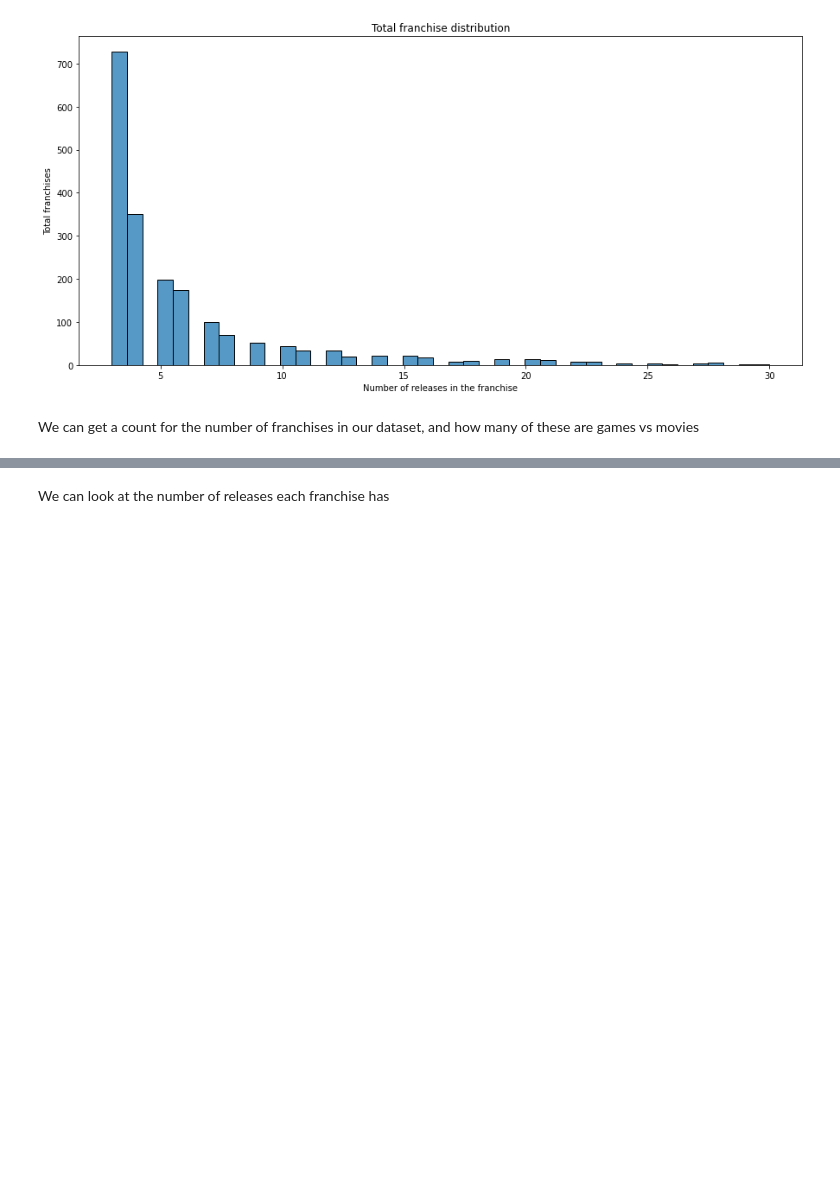
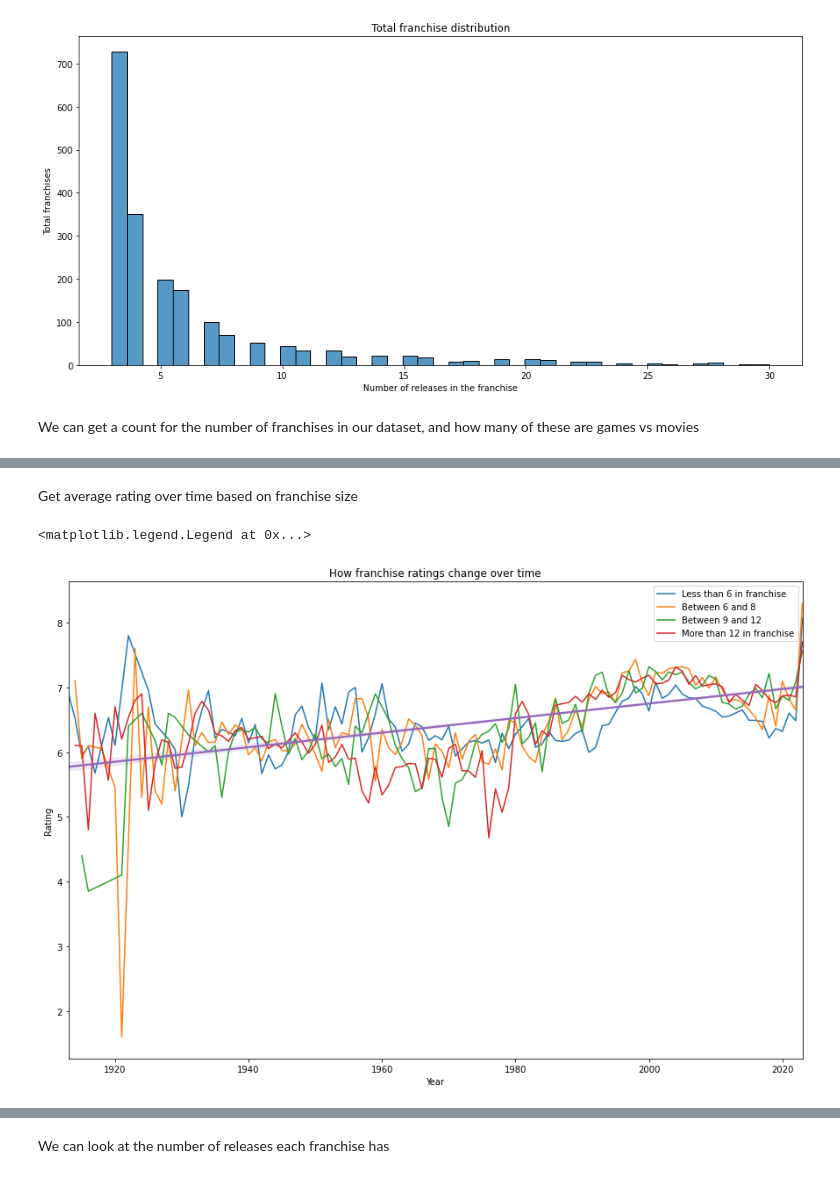
Before and after one commit to adambrennan150/Franchises, a Jupyter notebook: RQ1.ipynb, the cells around one changed output, grey strips where cells are left out. Cells and saved outputs as stored; diff of their text form; code cells hidden in the pictures; blank space fills up the shorter version.

```diff
--- a/RQ1.ipynb
+++ b/RQ1.ipynb
@@ -93,7 +114,16 @@ sns.regplot(data=df, x='year', y='rating_diff', order=1, scatter=False)
+# %% [markdown]
+Get average rating over time based on franchise size
 # %%
 plt.figure(figsize=(15,10))
-df[df['franchise_count'] < 6].groupby('year')['rating_average'].mean().plot(label='Franchise Count = 6')
-df[(df['franchise_count'] >= 6) & (df['franchise_count'] < 9)].groupby('year')['rating_average'].mean().plot(label='Franchise Count = 22')
-df[(df['franchise_count'] >= 9) & (df['franchise_count'] < 12)].groupby('year')['rating_average'].mean().plot(label='Franchise Count = 22')
-df[df['franchise_count'] >= 12].groupby('year')['rating_average'].mean().plot(label='Franchise Count = 22')
+df[df['franchise_count'] < 6].groupby('year')['rating_average'].mean().plot(label='Less than 6 in franchise')
+df[(df['franchise_count'] >= 6) & (df['franchise_count'] < 9)].groupby('year')['rating_average'].mean().plot(label='Between 6 and 8')
+df[(df['franchise_count'] >= 9) & (df['franchise_count'] < 13)].groupby('year')['rating_average'].mean().plot(label='Between 9 and 12')
+df[df['franchise_count'] >= 13].groupby('year')['rating_average'].mean().plot(label='More than 12 in franchise')
 sns.regplot(data=df, x='year', y='rating_average', order=1, scatter=False)
+plt.title('How franchise ratings change over time')
+plt.xlabel('Year')
+plt.ylabel('Rating')
+plt.legend()
+# %% [output]
+<matplotlib.legend.Legend at 0x...>
+[figure, added]
```
Also changed, not shown: parts of 37 cells of this notebook.
